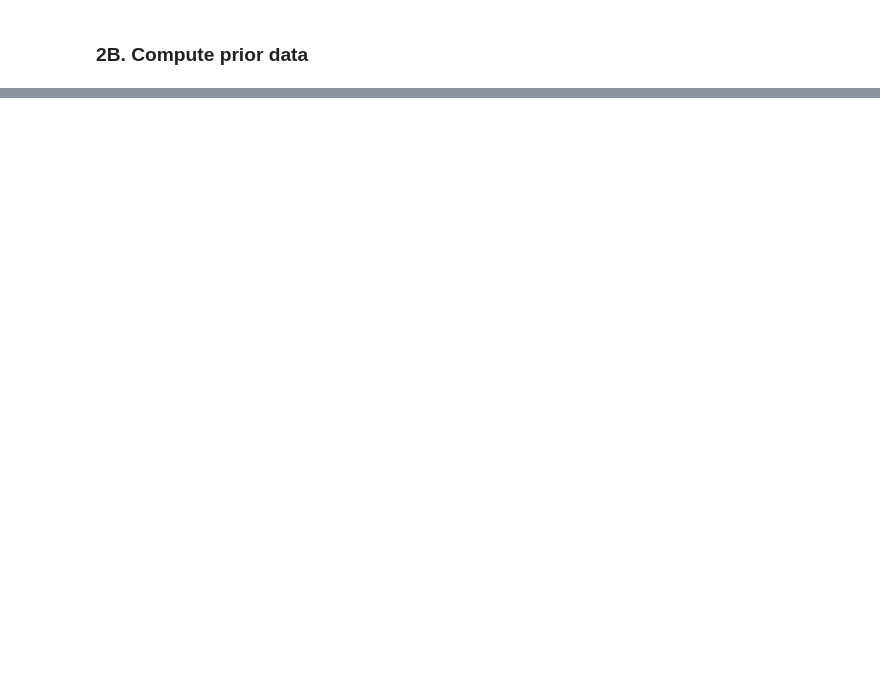
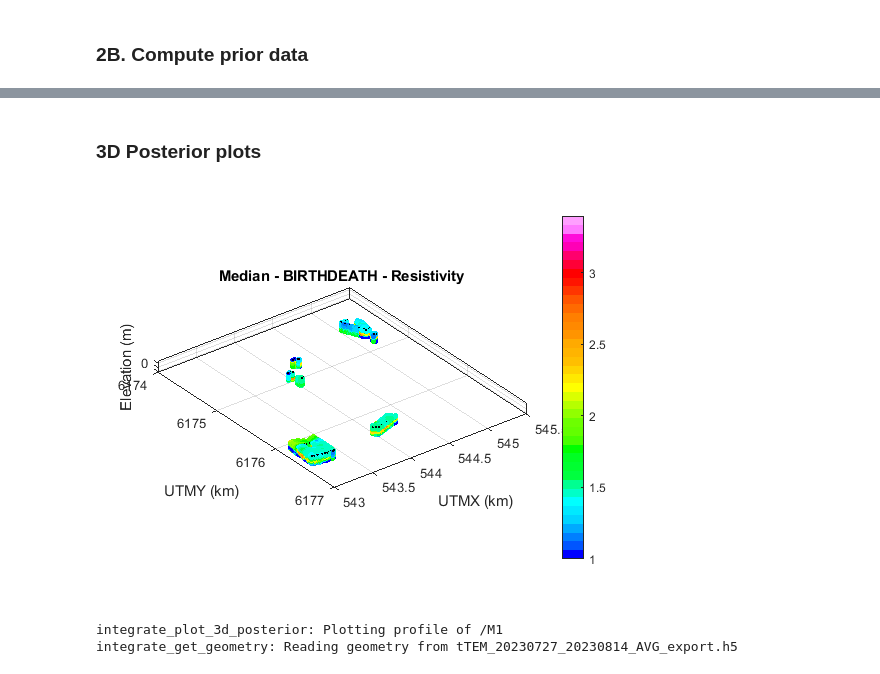
Before and after one commit to cultpenguin/integrate, a Jupyter notebook: doc/notebooks_matlab/matlab_ex_daugaard.ipynb, the cells around one changed output, grey strips where cells are left out. Saved outputs shown, nothing was run; the diff lists cells and outputs as text; code cells hidden in the pictures; blank space fills up the shorter version.

```diff
--- a/doc/notebooks_matlab/matlab_ex_daugaard.ipynb
+++ b/doc/notebooks_matlab/matlab_ex_daugaard.ipynb
@@ -149,0 +222,18 @@ path
+# %% [markdown]
+### 3D Posterior plots
+# %%
+iplot=find( (LINE>=300) & (LINE<=500) );
+figure
+integrate_plot_3d_posterior(f_post_h5,'M1','Median',iplot,'doHardcopy',1)
+if h5data_exist(f_prior_h5,'/M2')
+    figure
+    integrate_plot_3d_posterior(f_post_h5,'M2','Mode',iplot)
+end
+if h5data_exist(f_prior_h5,'/M3')
+    figure
+    integrate_plot_3d_posterior(f_post_h5,'M3','Mode',iplot)
+end
+# %% [output]
+[figure, added]
+integrate_plot_3d_posterior: Plotting profile of /M1
+integrate_get_geometry: Reading geometry from tTEM_20230727_20230814_AVG_export.h5
```
Also changed, not shown: parts of 23 cells of this notebook.
